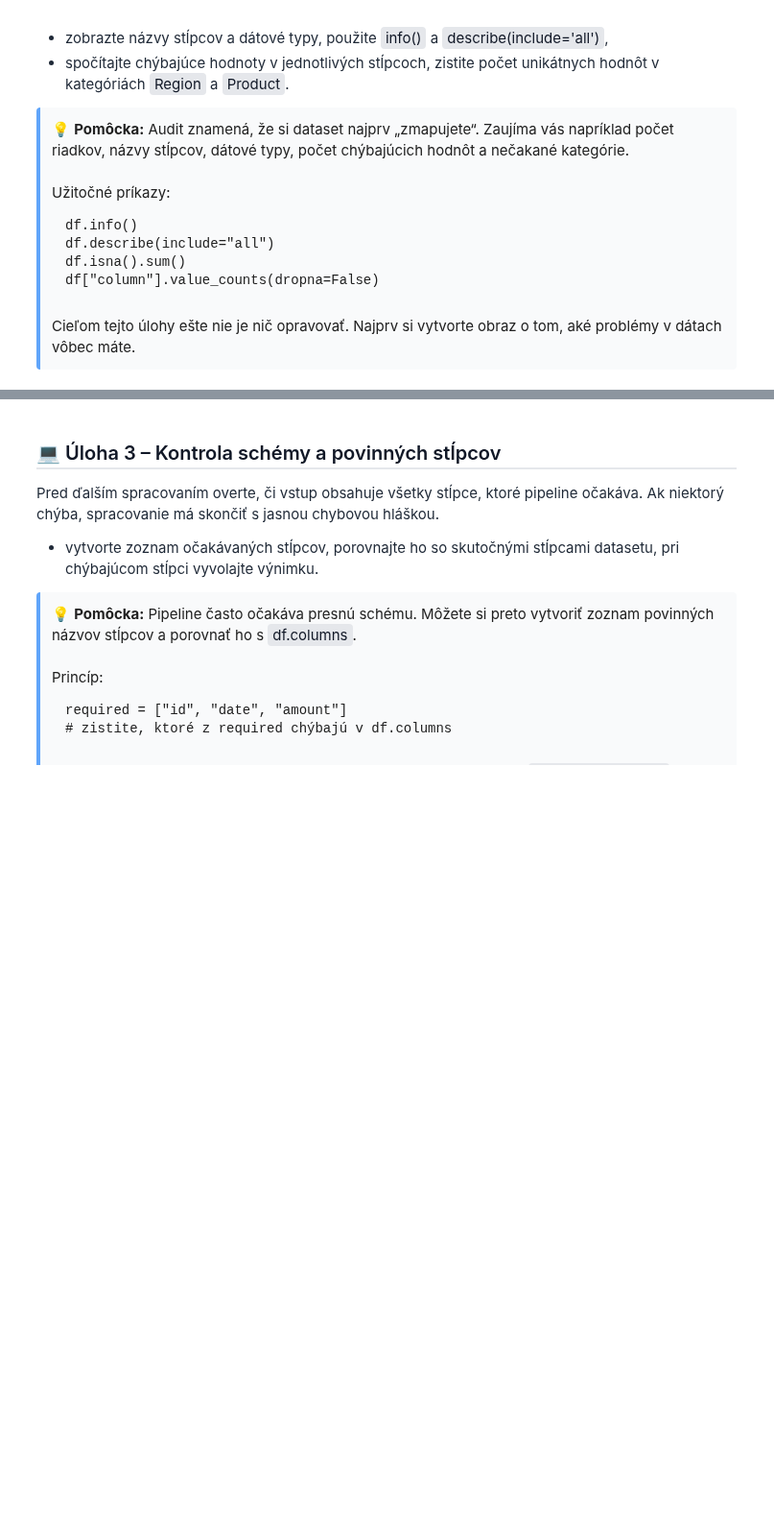
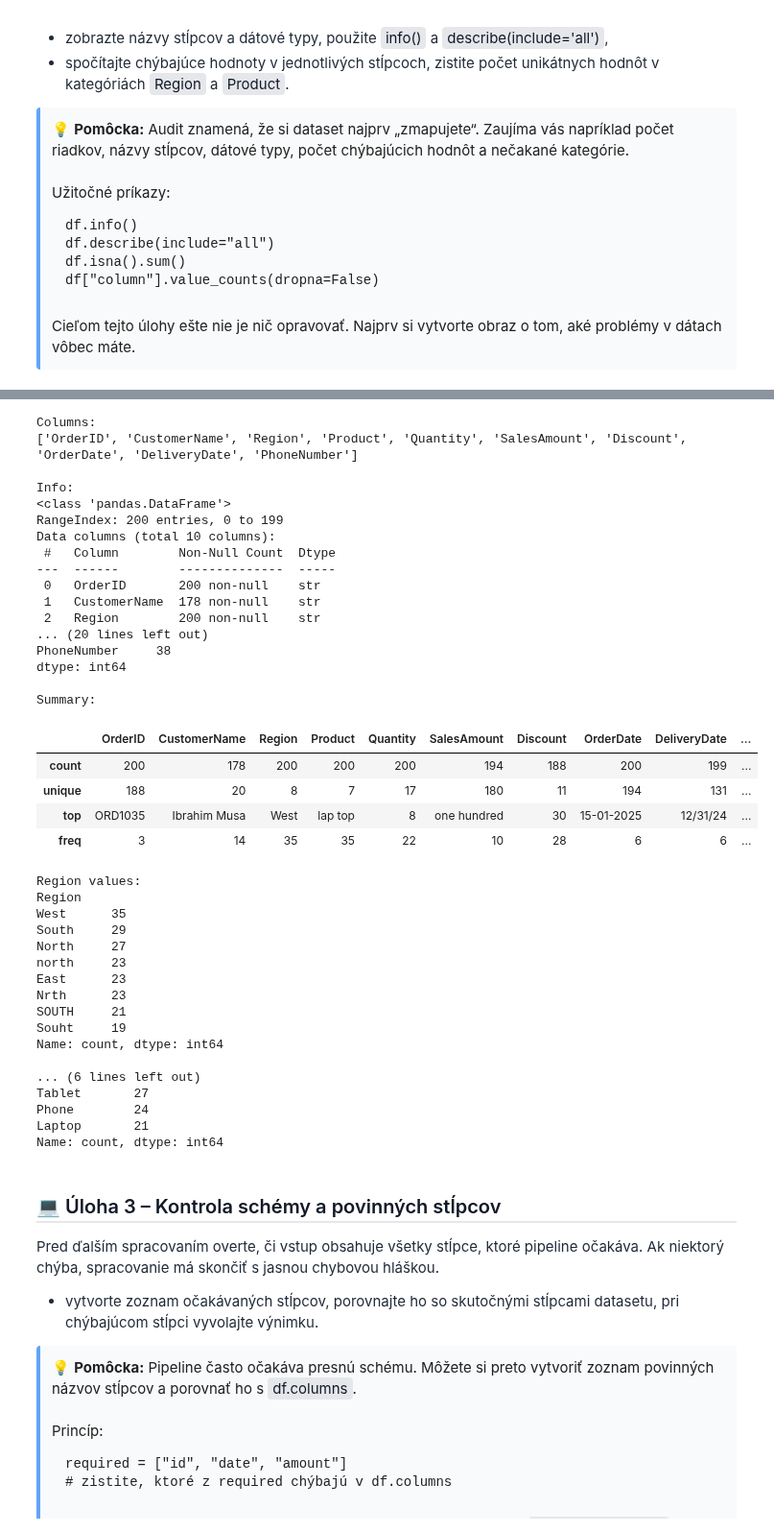
Before and after one commit to michalsimo9-source/Databazove_technologie, a Jupyter notebook: week_5/1b/error_handling.ipynb, the cells around one changed output, grey strips where cells are left out. Shown at 96% size. Saved outputs shown, nothing was run; the diff lists cells and outputs as text; code cells hidden in the pictures; blank space fills up the shorter version.

```diff
--- a/week_5/1b/error_handling.ipynb
+++ b/week_5/1b/error_handling.ipynb
@@ -142,3 +108,60 @@ Name: count, dtype: int64
+# %%
+print("Columns:")
+print(list(df.columns))
+print("\nInfo:")
+df.info()
+
+print("\nMissing values:")
+print(df.isna().sum())
+
+print("\nSummary:")
+display(df.describe(include="all"))
+
+print("\nRegion values:")
+print(df["Region"].value_counts(dropna=False))
+
+print("\nProduct values:")
+print(df["Product"].value_counts(dropna=False))
+# %% [output]
+Columns:
+['OrderID', 'CustomerName', 'Region', 'Product', 'Quantity', 'SalesAmount', 'Discount', 'OrderDate', 'DeliveryDate', 'PhoneNumber']
+
+Info:
+<class 'pandas.DataFrame'>
+RangeIndex: 200 entries, 0 to 199
+Data columns (total 10 columns):
+ #   Column        Non-Null Count  Dtype
+---  ------        --------------  -----
+ 0   OrderID       200 non-null    str
+ 1   CustomerName  178 non-null    str
+ 2   Region        200 non-null    str
+... (20 lines left out)
+PhoneNumber     38
+dtype: int64
+
+Summary:
+|  | OrderID | CustomerName | Region | Product | Quantity | SalesAmount | Discount | OrderDate | DeliveryDate | ... |
+| count | 200 | 178 | 200 | 200 | 200 | 194 | 188 | 200 | 199 | ... |
+| unique | 188 | 20 | 8 | 7 | 17 | 180 | 11 | 194 | 131 | ... |
+| top | ORD1035 | Ibrahim Musa | West | lap top | 8 | one hundred | 30 | 15-01-2025 | 12/31/24 | ... |
+| freq | 3 | 14 | 35 | 35 | 22 | 10 | 28 | 6 | 6 | ... |
+Region values:
+Region
+West      35
+South     29
+North     27
+north     23
+East      23
+Nrth      23
+SOUTH     21
+Souht     19
+Name: count, dtype: int64
+
+... (6 lines left out)
+Tablet       27
+Phone        24
+Laptop       21
+Name: count, dtype: int64
 # %% [markdown]
 <h2 style="margin: 24px 0 16px; font-size: 20px; font-weight: 600; font-family: 'Segoe UI', Roboto, sans-serif; color: #111827; border-bottom: 2px solid #e5e7eb; padding-bottom: 6px;">💻 Úloha 3 – Kontrola schémy a povinných stĺpcov</h2>
 <p style="font-family: 'Segoe UI', Roboto, sans-serif; color: #1f2937; line-height: 1.65; margin: 8px 0 12px;">Pred ďalším spracovaním overte, či vstup obsahuje všetky stĺpce, ktoré pipeline očakáva. Ak niektorý chýba, spracovanie má skončiť s jasnou chybovou hláškou.</p>
```
Also changed, not shown: parts of 7 cells of this notebook.
